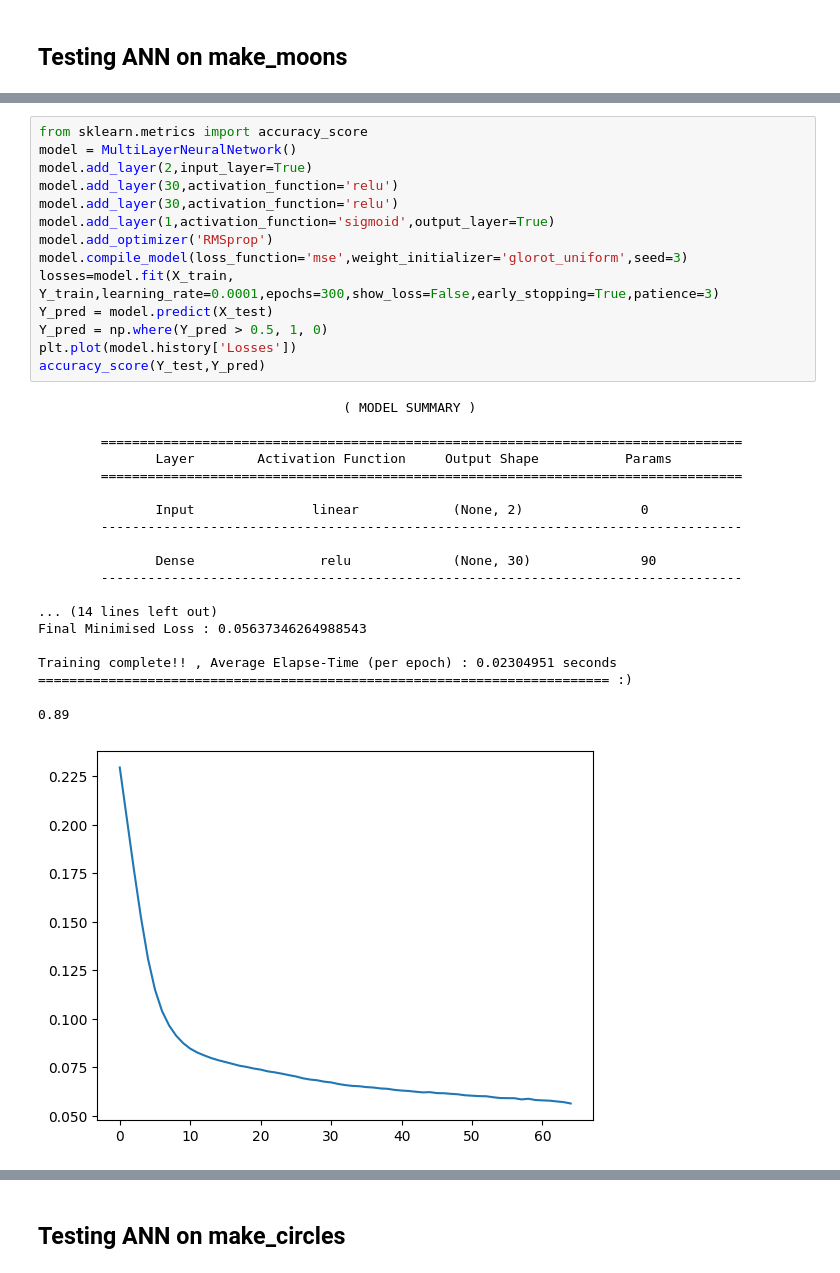
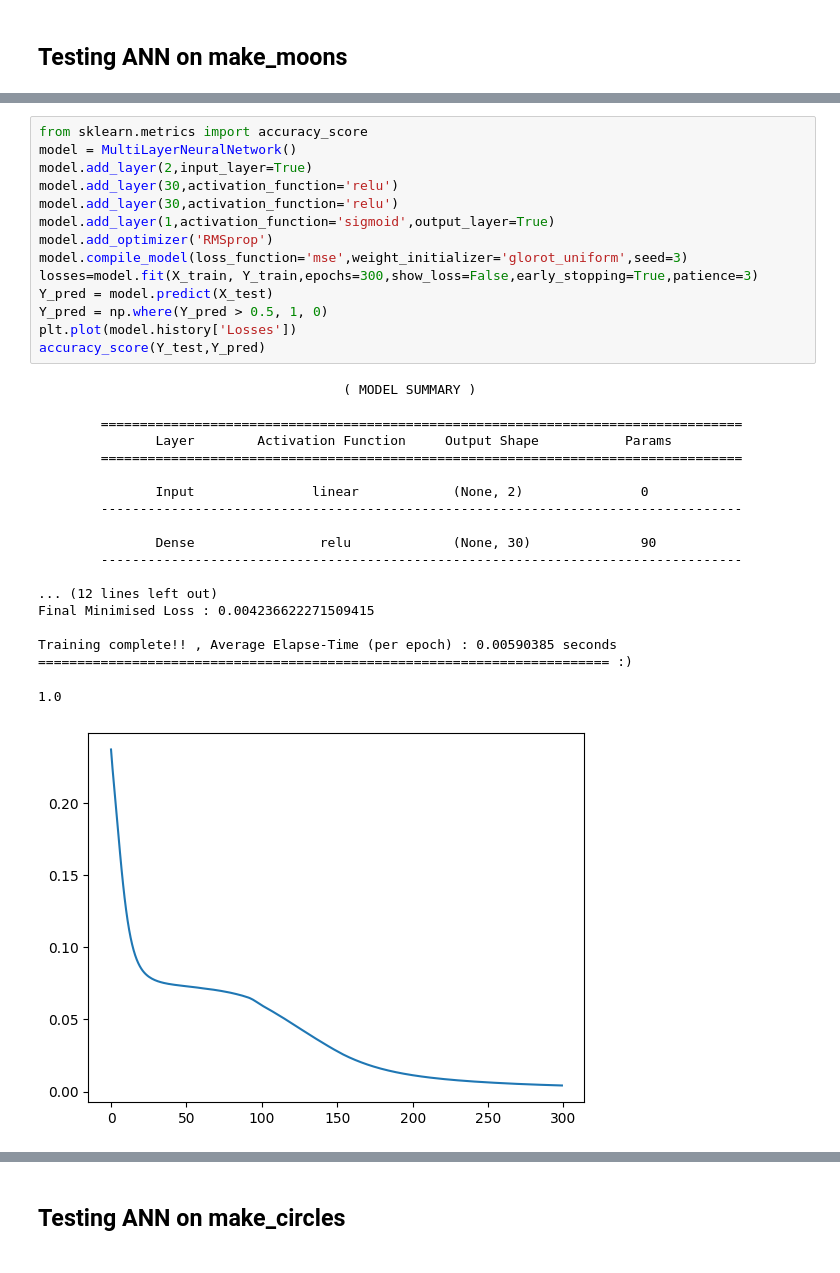
Before and after one commit to ankit869/Multilayer-Neural-Network, a Jupyter notebook: mlp_demo.ipynb, the cells around one changed output, grey strips where cells are left out. Saved outputs shown, nothing was run; the diff lists cells and outputs as text.

```diff
--- a/mlp_demo.ipynb
+++ b/mlp_demo.ipynb
@@ -241,37 +238,37 @@ plt.scatter(X[:,0],X[:,1],c=Y)
 # %%
 from sklearn.metrics import accuracy_score
 model = MultiLayerNeuralNetwork()
 model.add_layer(2,input_layer=True)
 model.add_layer(30,activation_function='relu')
 model.add_layer(30,activation_function='relu')
 model.add_layer(1,activation_function='sigmoid',output_layer=True)
 model.add_optimizer('RMSprop')
 model.compile_model(loss_function='mse',weight_initializer='glorot_uniform',seed=3)
-losses=model.fit(X_train, Y_train,learning_rate=0.0001,epochs=300,show_loss=False,early_stopping=True,patience=3)
+losses=model.fit(X_train, Y_train,epochs=300,show_loss=False,early_stopping=True,patience=3)
 Y_pred = model.predict(X_test)
 Y_pred = np.where(Y_pred > 0.5, 1, 0)
 plt.plot(model.history['Losses'])
 accuracy_score(Y_test,Y_pred)
 # %% [output]
                                        ( MODEL SUMMARY )
 
         ==================================================================================
                Layer        Activation Function     Output Shape           Params
         ==================================================================================
 
                Input               linear            (None, 2)               0
         ----------------------------------------------------------------------------------
 
                Dense                relu             (None, 30)              90
         ----------------------------------------------------------------------------------
 
-... (14 lines left out)
-Final Minimised Loss : 0.05637346264988543
+... (12 lines left out)
+Final Minimised Loss : 0.004236622271509415
 
-Training complete!! , Average Elapse-Time (per epoch) : 0.02304951 seconds
+Training complete!! , Average Elapse-Time (per epoch) : 0.00590385 seconds
 ========================================================================= :)
-0.89
+1.0
-[figure, old version]
+[figure, new version]
 # %%
 from mlxtend.plotting import plot_decision_regions
 plot_decision_regions(X_train,Y_train,model,legend=2)
```
Also changed, not shown: parts of 13 cells of this notebook, 5 other files.
